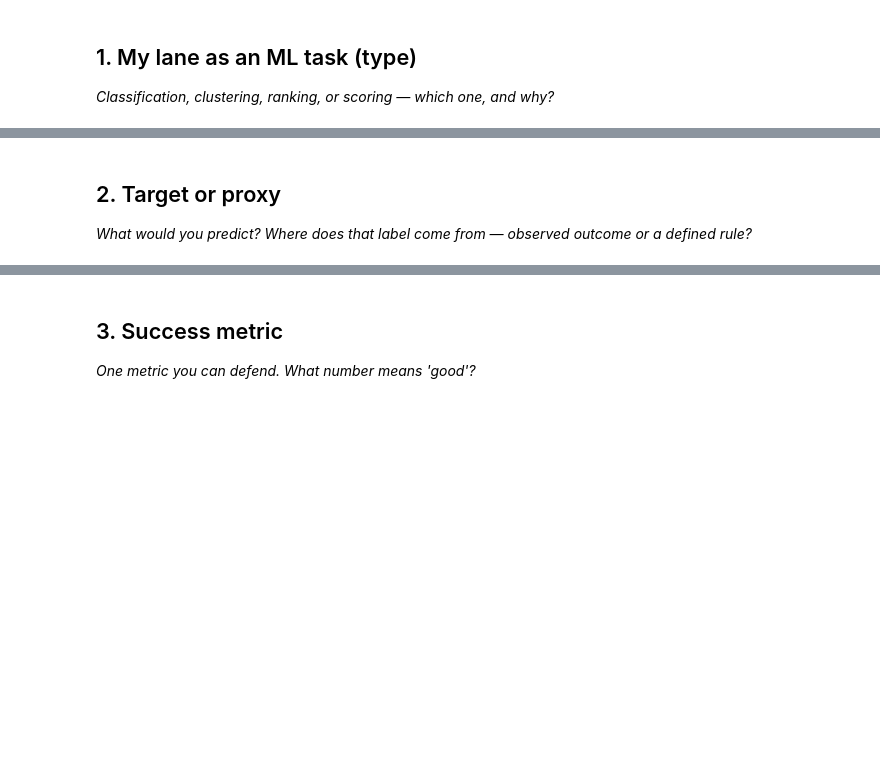
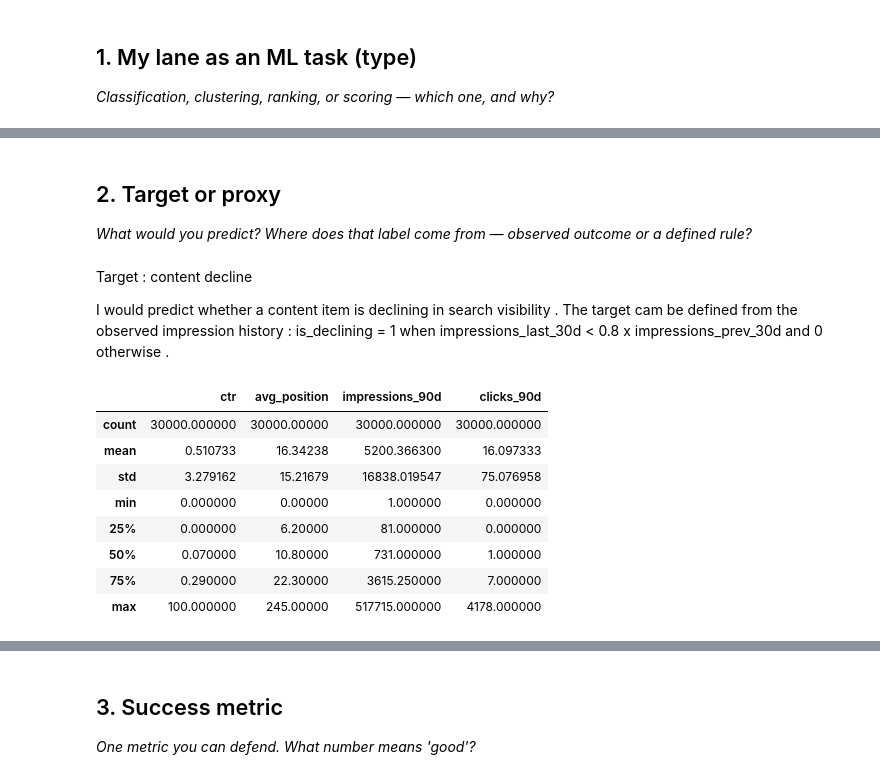
Before and after one commit to thewhitedrive/mlinternflyrank, a Jupyter notebook: work/notebooks/w02_ml_task_framing.ipynb, the cells around one changed output, grey strips where cells are left out. Cells and saved outputs as stored; diff of their text form; code cells hidden in the pictures; blank space fills up the shorter version.

```diff
--- a/work/notebooks/w02_ml_task_framing.ipynb
+++ b/work/notebooks/w02_ml_task_framing.ipynb
@@ -13,7 +87,11 @@ This skeleton is yours to fill. Work the sections **in order** — each one has
+# %% [markdown]
+## 2. Target or proxy
+
+*What would you predict? Where does that label come from — observed outcome or a defined rule?*
+# %% [markdown]
+Target : content decline
+
+I would predict whether a content item is declining in search visibility . The target cam be defined from the observed impression history : is_declining = 1 when impressions_last_30d < 0.8 x impressions_prev_30d and 0 otherwise .
 # %%
 # This cell is for CODE (numbers, a query, a check).
 # Write your text answer in the cell ABOVE this one — typing sentences here breaks Run All.
-# %% [markdown]
-## 2. Target or proxy
-
-*What would you predict? Where does that label come from — observed outcome or a defined rule?*
@@ -22,0 +98,12 @@ This skeleton is yours to fill. Work the sections **in order** — each one has
+# %%
+df[["ctr", "avg_position", "position_tier", "impressions_90d", "clicks_90d"]].describe()
+# %% [output]
+|  | ctr | avg_position | impressions_90d | clicks_90d |
+| count | 30000.000000 | 30000.00000 | 30000.000000 | 30000.000000 |
+| mean | 0.510733 | 16.34238 | 5200.366300 | 16.097333 |
+| std | 3.279162 | 15.21679 | 16838.019547 | 75.076958 |
+| min | 0.000000 | 0.00000 | 1.000000 | 0.000000 |
+| 25% | 0.000000 | 6.20000 | 81.000000 | 0.000000 |
+| 50% | 0.070000 | 10.80000 | 731.000000 | 1.000000 |
+| 75% | 0.290000 | 22.30000 | 3615.250000 | 7.000000 |
+| max | 100.000000 | 245.00000 | 517715.000000 | 4178.000000 |
```
Also changed, not shown: parts of 19 cells of this notebook.
